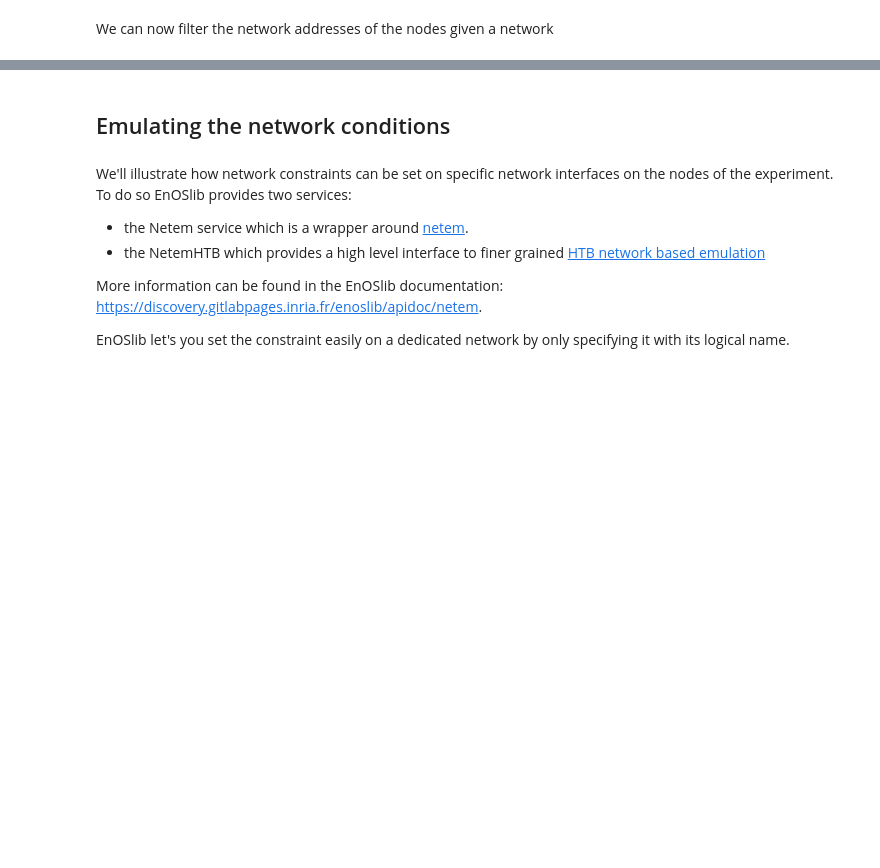
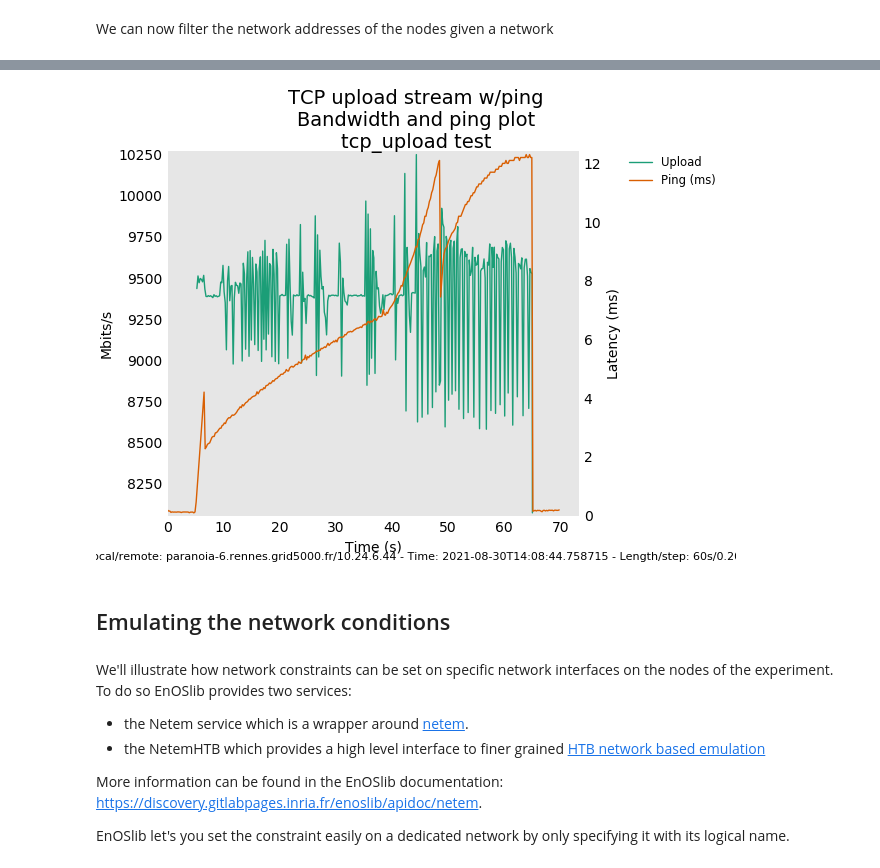
Before and after one commit to BeyondTheClouds/enoslib, a Jupyter notebook: docs/jupyter/03_using_several_networks.ipynb, the cells around one changed output, grey strips where cells are left out. Drawn from its saved outputs; the diff is of its cells as text; code cells hidden in the pictures; blank space fills up the shorter version.

```diff
--- a/docs/jupyter/03_using_several_networks.ipynb
+++ b/docs/jupyter/03_using_several_networks.ipynb
@@ -208,3 +335,8 @@ Image(f"result/{roles['client'][0].alias}/result.png")
+# %%
+from IPython.display import Image
+Image(f"result/{roles['client'][0].alias}/result_bind.png")
+# %% [output]
+[figure, added]
 # %% [markdown]
 ## Emulating the network conditions
 # %% [markdown]
```
Also changed, not shown: parts of 23 cells of this notebook, 3 other files.
